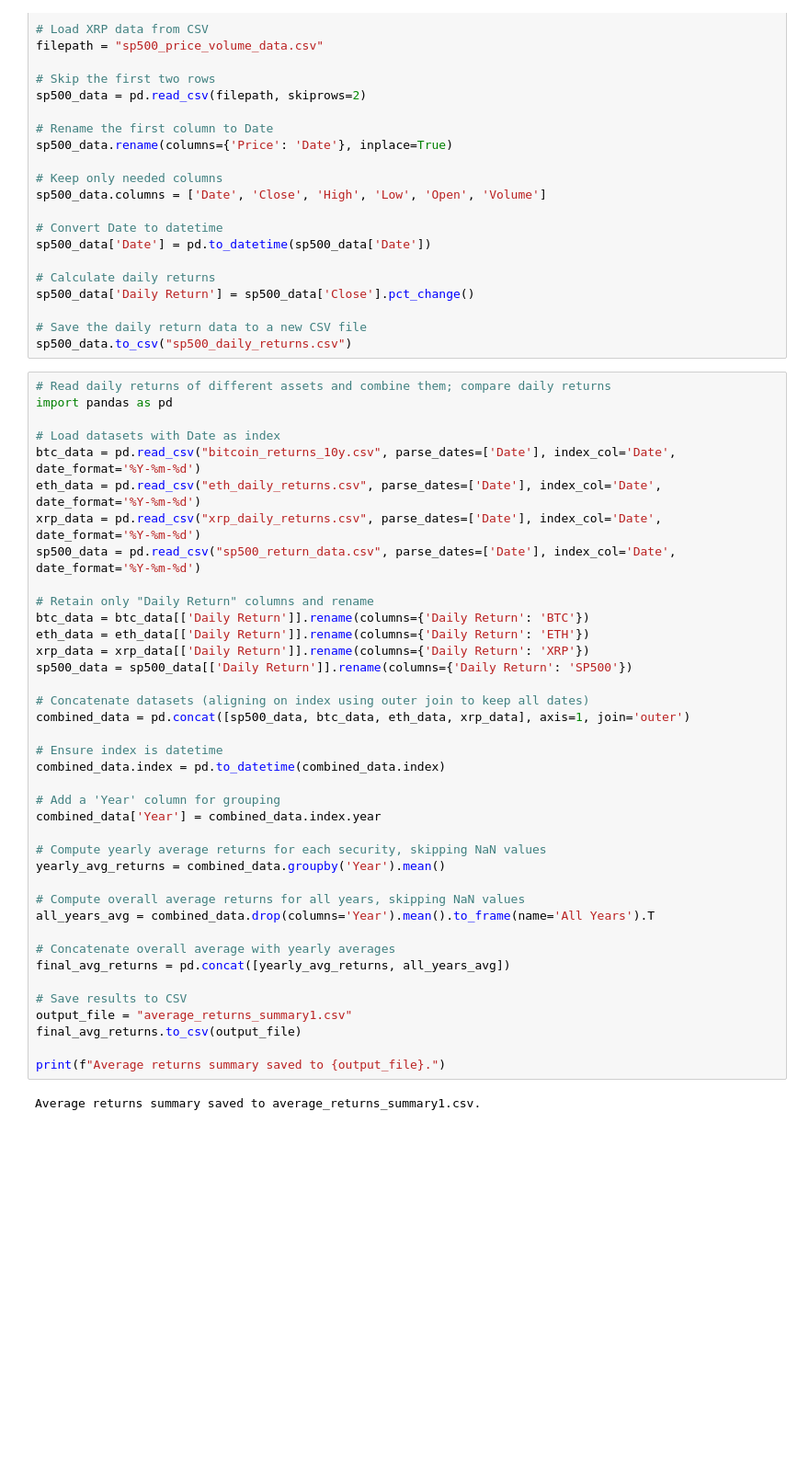
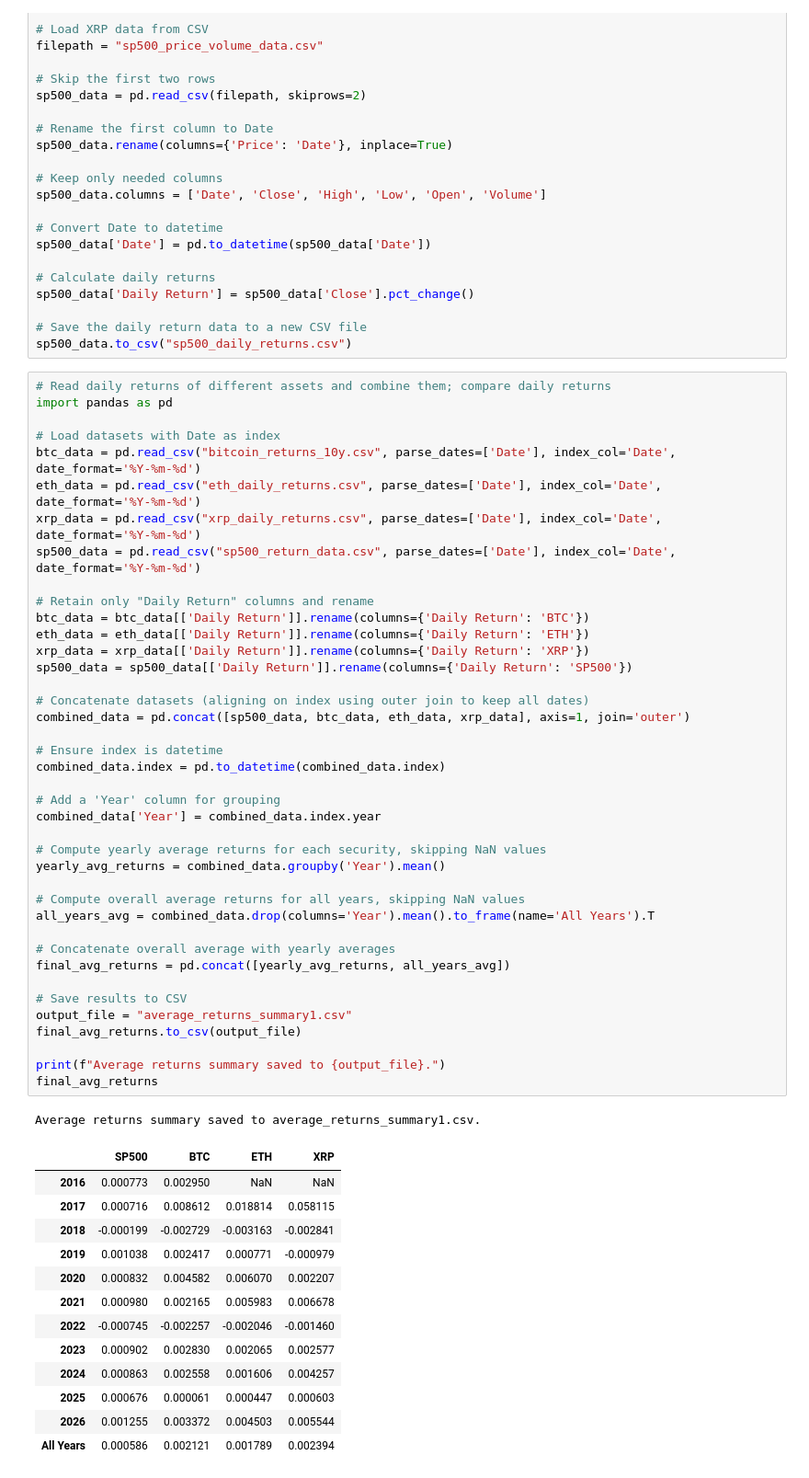
Before and after one commit to tongnet/fin7047_2026spr, a Jupyter notebook: lec3_crypto.ipynb, the cells around one changed output. Shown at 92% size. Saved outputs shown, nothing was run; the diff lists cells and outputs as text; blank space fills up the shorter version.

```diff
--- a/lec3_crypto.ipynb
+++ b/lec3_crypto.ipynb
@@ -537,33 +565,47 @@ sp500_data = pd.read_csv("sp500_return_data.csv", parse_dates=['Date'], index_co
 btc_data = btc_data[['Daily Return']].rename(columns={'Daily Return': 'BTC'})
 eth_data = eth_data[['Daily Return']].rename(columns={'Daily Return': 'ETH'})
 xrp_data = xrp_data[['Daily Return']].rename(columns={'Daily Return': 'XRP'})
 sp500_data = sp500_data[['Daily Return']].rename(columns={'Daily Return': 'SP500'})
 
 # Concatenate datasets (aligning on index using outer join to keep all dates)
 combined_data = pd.concat([sp500_data, btc_data, eth_data, xrp_data], axis=1, join='outer')
 
 # Ensure index is datetime
 combined_data.index = pd.to_datetime(combined_data.index)
 
 # Add a 'Year' column for grouping
 combined_data['Year'] = combined_data.index.year
 
 # Compute yearly average returns for each security, skipping NaN values
 yearly_avg_returns = combined_data.groupby('Year').mean()
 
 # Compute overall average returns for all years, skipping NaN values
 all_years_avg = combined_data.drop(columns='Year').mean().to_frame(name='All Years').T
 
 # Concatenate overall average with yearly averages
 final_avg_returns = pd.concat([yearly_avg_returns, all_years_avg])
 
 # Save results to CSV
 output_file = "average_returns_summary1.csv"
 final_avg_returns.to_csv(output_file)
 
 print(f"Average returns summary saved to {output_file}.")
+final_avg_returns
 # %% [output]
 Average returns summary saved to average_returns_summary1.csv.
+|  | SP500 | BTC | ETH | XRP |
+| 2016 | 0.000773 | 0.002950 | NaN | NaN |
+| 2017 | 0.000716 | 0.008612 | 0.018814 | 0.058115 |
+| 2018 | -0.000199 | -0.002729 | -0.003163 | -0.002841 |
+| 2019 | 0.001038 | 0.002417 | 0.000771 | -0.000979 |
+| 2020 | 0.000832 | 0.004582 | 0.006070 | 0.002207 |
+| 2021 | 0.000980 | 0.002165 | 0.005983 | 0.006678 |
+| 2022 | -0.000745 | -0.002257 | -0.002046 | -0.001460 |
+| 2023 | 0.000902 | 0.002830 | 0.002065 | 0.002577 |
+| 2024 | 0.000863 | 0.002558 | 0.001606 | 0.004257 |
+| 2025 | 0.000676 | 0.000061 | 0.000447 | 0.000603 |
+| 2026 | 0.001255 | 0.003372 | 0.004503 | 0.005544 |
+| All Years | 0.000586 | 0.002121 | 0.001789 | 0.002394 |
 # %%
 # estimate standard deviations of different cryptos
 import pandas as pd
```
Also changed, not shown: parts of 4 cells of this notebook.
